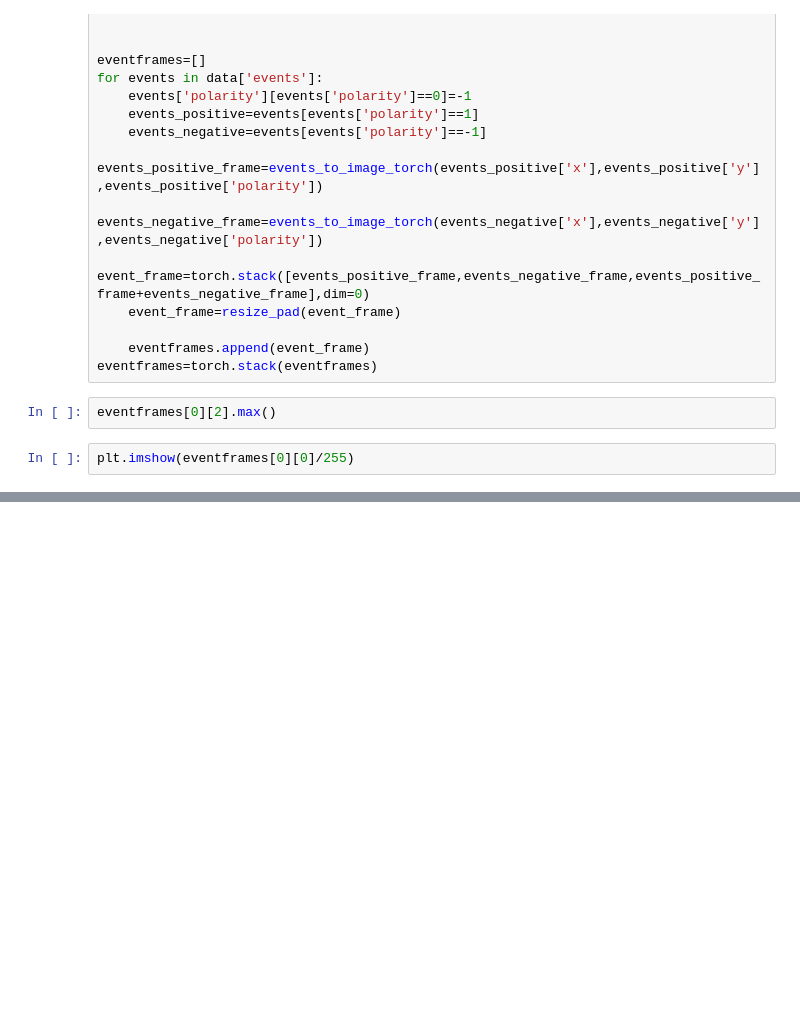
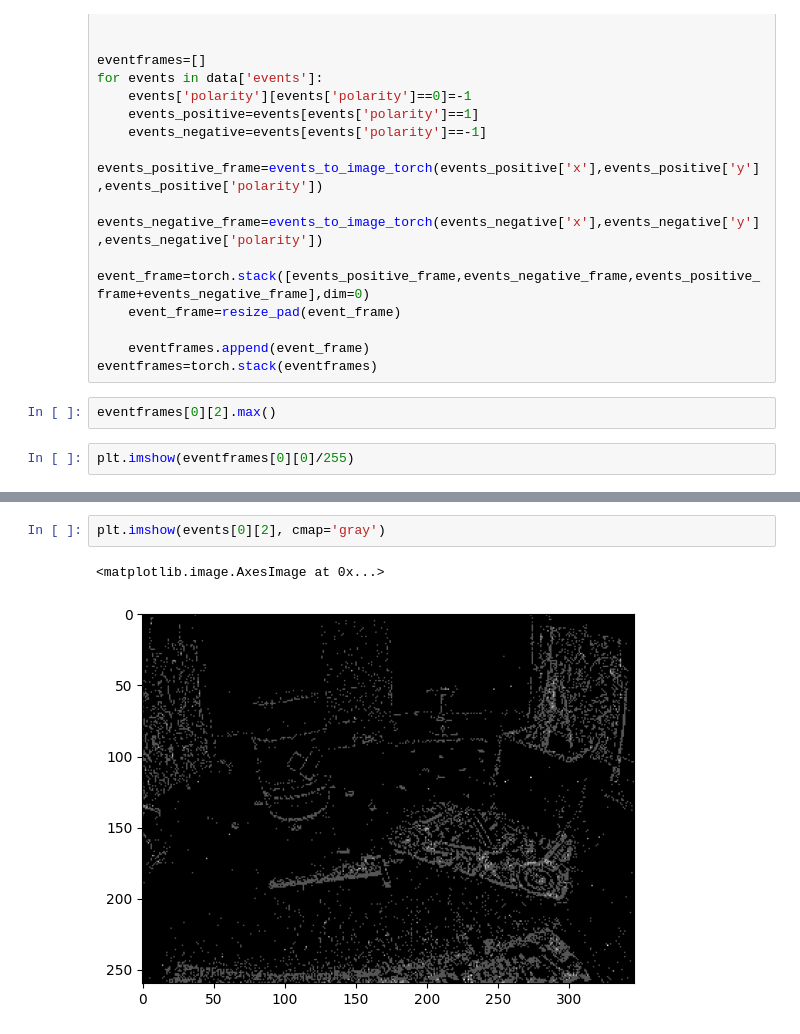
Before and after one commit to ucsd-hdsi-dvs/Events-ImageBind, a Jupyter notebook: test.ipynb, the cells around one changed output, grey strips where cells are left out. Cells and saved outputs as stored; diff of their text form; blank space fills up the shorter version.

```diff
--- a/test.ipynb
+++ b/test.ipynb
@@ -635,0 +658,5 @@ Error:
+# %%
+plt.imshow(events[0][2], cmap='gray')
+# %% [output]
+<matplotlib.image.AxesImage at 0x...>
+[figure, added]
```
Also changed, not shown: parts of 13 cells of this notebook, 2 other files.
